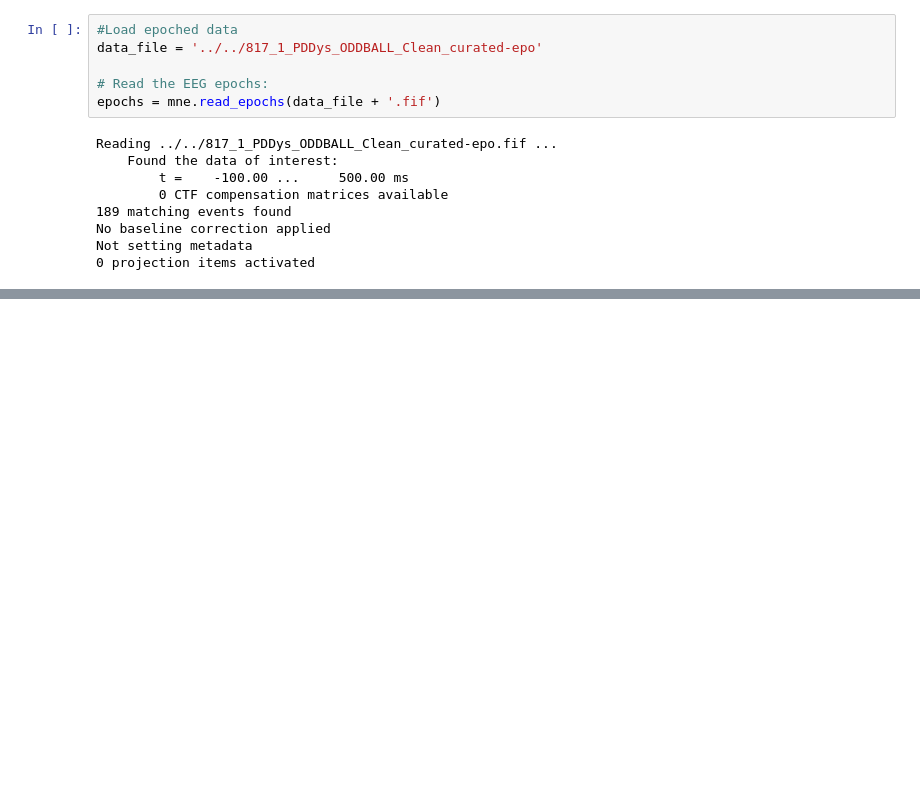
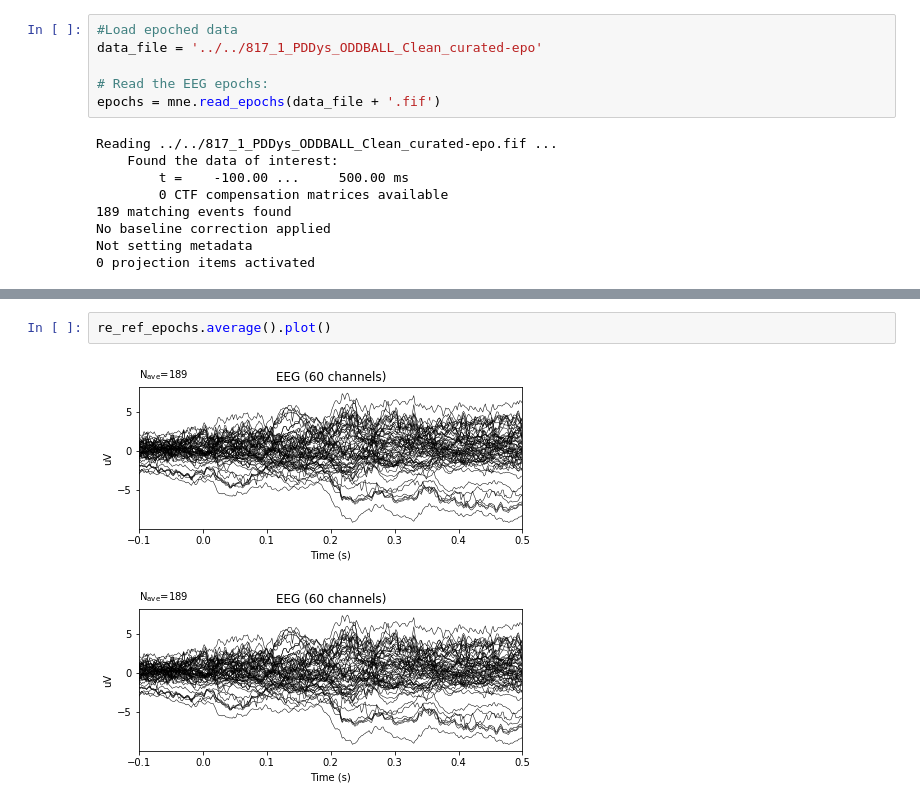
Before and after one commit to aath0/AlgorithmsNeuroscience, a Jupyter notebook: Tutorials/Referencing for EEG data.ipynb, the cells around one changed output, grey strips where cells are left out. Drawn from its saved outputs; the diff is of its cells as text; blank space fills up the shorter version.

```diff
--- a/Tutorials/Referencing for EEG data.ipynb
+++ b/Tutorials/Referencing for EEG data.ipynb
@@ -35,0 +47,5 @@ Not setting metadata
+# %%
+re_ref_epochs.average().plot()
+# %% [output]
+[figure, added]
+[figure, added]
```
Also changed, not shown: parts of 4 cells of this notebook.
